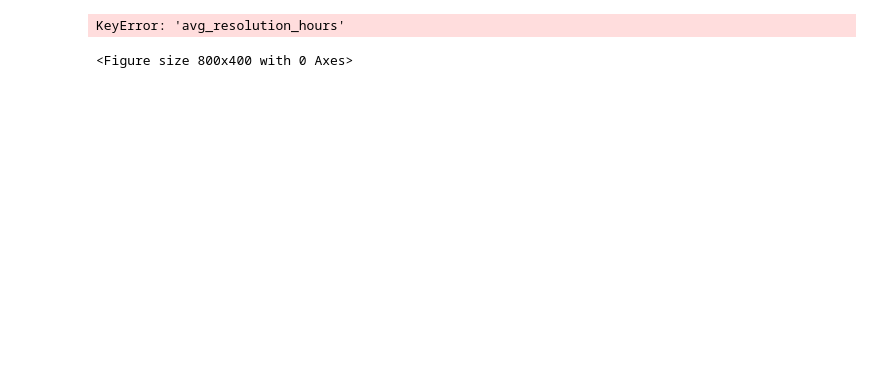
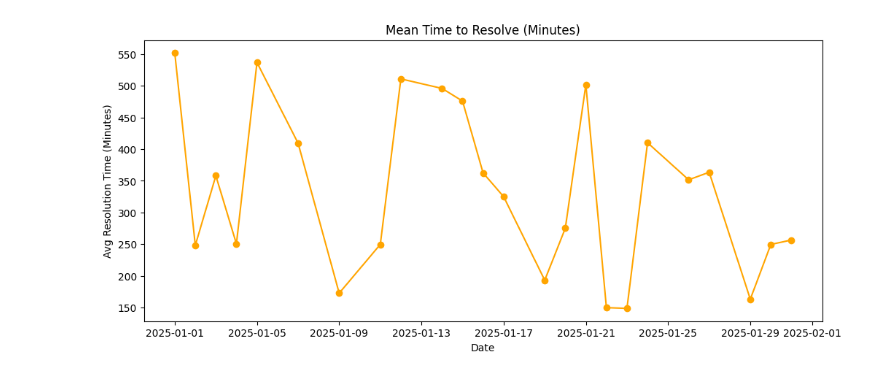
Before and after one commit to FadhlanAnfasal/service-desk-etl, a Jupyter notebook: notebook/analytics.ipynb, the cells around one changed output. Cells and saved outputs as stored; diff of their text form; code cells hidden in the pictures; blank space fills up the shorter version.

```diff
--- a/notebook/analytics.ipynb
+++ b/notebook/analytics.ipynb
@@ -20,10 +20,9 @@ plt.show()
 # %%
-plt.figure(figsize=(8, 4))
+plt.figure(figsize=(12, 5))
 plt.plot(mttr["ticket_date"], mttr["avg_resolution_minutes"], color="orange", marker="o")
 plt.title("Mean Time to Resolve (Minutes)")
 plt.xlabel("Date")
 plt.ylabel("Avg Resolution Time (Minutes)")
 plt.show()
 # %% [output]
-KeyError: 'avg_resolution_hours'
-<Figure size 800x400 with 0 Axes>
+[figure, added]
```
Also changed, not shown: parts of 2 cells of this notebook, 9 other files.
